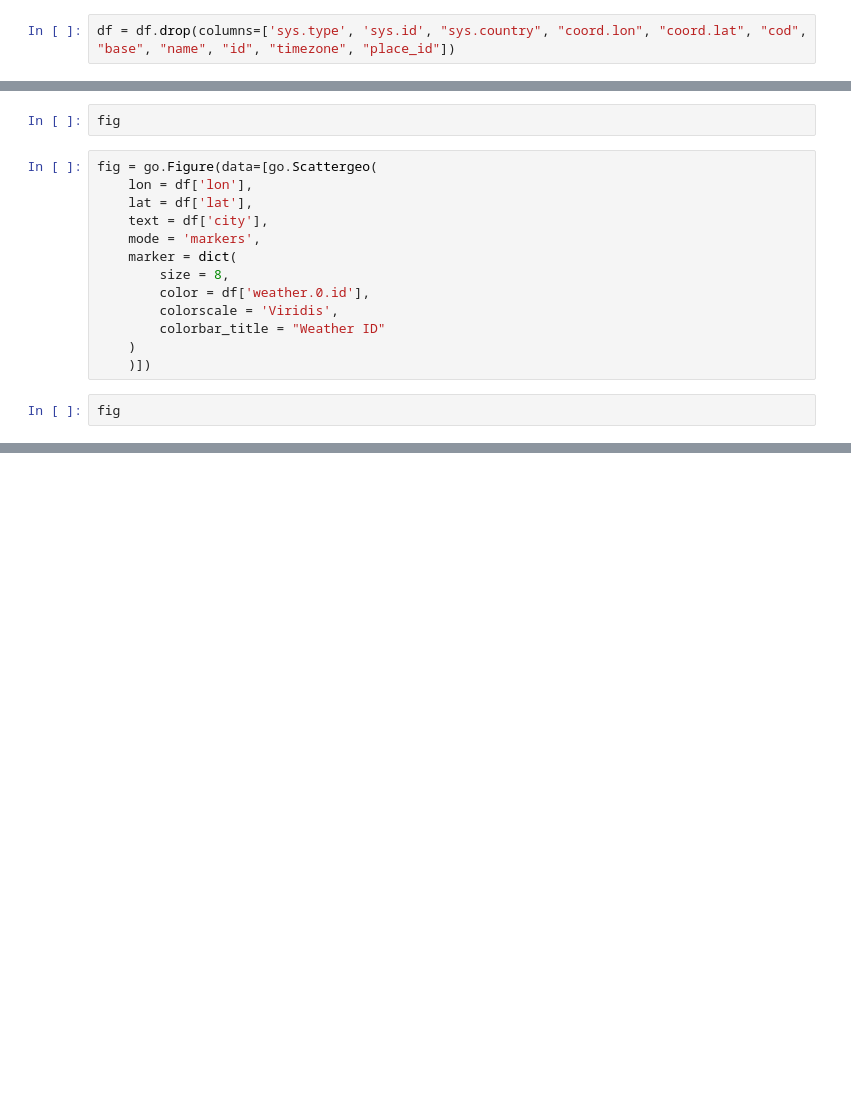
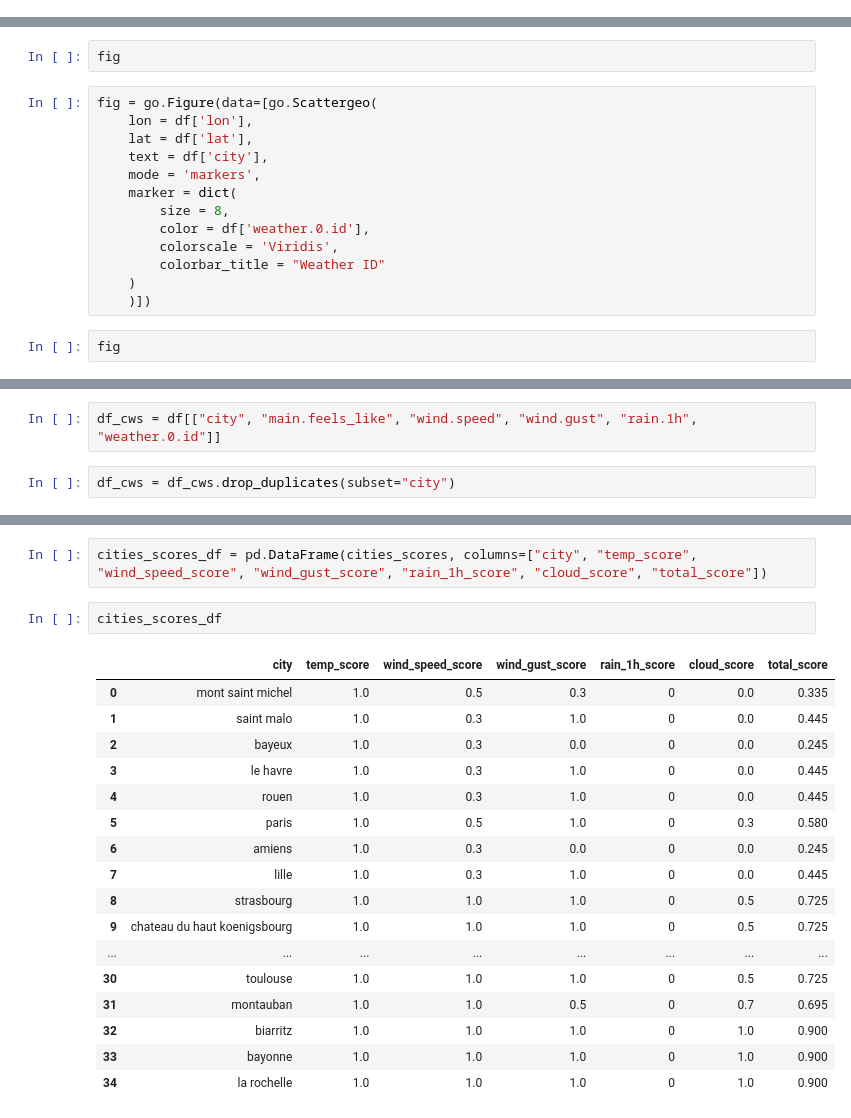
Before and after one commit to helene-mourez/jedha_kayak, a Jupyter notebook: EDA_kayak.ipynb, the cells around one changed output, grey strips where cells are left out. Cells and saved outputs as stored; diff of their text form; blank space fills up the shorter version.

```diff
--- a/EDA_kayak.ipynb
+++ b/EDA_kayak.ipynb
@@ -85,2 +58,0 @@ memory usage: 10.0+ KB
-# %%
-df = df.drop(columns=['sys.type', 'sys.id', "sys.country", "coord.lon", "coord.lat", "cod", "base", "name", "id", "timezone", "place_id"])
@@ -189,0 +220,4 @@ fig.show()
+# %%
+df_cws = df[["city", "main.feels_like", "wind.speed", "wind.gust", "rain.1h", "weather.0.id"]]
+# %%
+df_cws = df_cws.drop_duplicates(subset="city")
@@ -189,0 +300,22 @@ fig.show()
+# %%
+cities_scores_df = pd.DataFrame(cities_scores, columns=["city", "temp_score", "wind_speed_score", "wind_gust_score", "rain_1h_score", "cloud_score", "total_score"])
+# %%
+cities_scores_df
+# %% [output]
+|  | city | temp_score | wind_speed_score | wind_gust_score | rain_1h_score | cloud_score | total_score |
+| 0 | mont saint michel | 1.0 | 0.5 | 0.3 | 0 | 0.0 | 0.335 |
+| 1 | saint malo | 1.0 | 0.3 | 1.0 | 0 | 0.0 | 0.445 |
+| 2 | bayeux | 1.0 | 0.3 | 0.0 | 0 | 0.0 | 0.245 |
+| 3 | le havre | 1.0 | 0.3 | 1.0 | 0 | 0.0 | 0.445 |
+| 4 | rouen | 1.0 | 0.3 | 1.0 | 0 | 0.0 | 0.445 |
+| 5 | paris | 1.0 | 0.5 | 1.0 | 0 | 0.3 | 0.580 |
+| 6 | amiens | 1.0 | 0.3 | 0.0 | 0 | 0.0 | 0.245 |
+| 7 | lille | 1.0 | 0.3 | 1.0 | 0 | 0.0 | 0.445 |
+| 8 | strasbourg | 1.0 | 1.0 | 1.0 | 0 | 0.5 | 0.725 |
+| 9 | chateau du haut koenigsbourg | 1.0 | 1.0 | 1.0 | 0 | 0.5 | 0.725 |
+| ... | ... | ... | ... | ... | ... | ... | ... |
+| 30 | toulouse | 1.0 | 1.0 | 1.0 | 0 | 0.5 | 0.725 |
+| 31 | montauban | 1.0 | 1.0 | 0.5 | 0 | 0.7 | 0.695 |
+| 32 | biarritz | 1.0 | 1.0 | 1.0 | 0 | 1.0 | 0.900 |
+| 33 | bayonne | 1.0 | 1.0 | 1.0 | 0 | 1.0 | 0.900 |
+| 34 | la rochelle | 1.0 | 1.0 | 1.0 | 0 | 1.0 | 0.900 |
```
Also changed, not shown: parts of 29 cells of this notebook, 16 other files.
